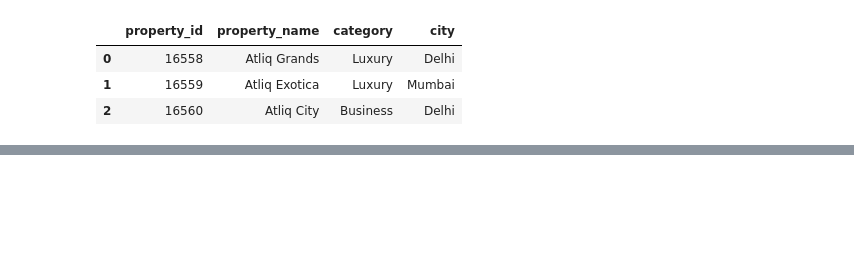
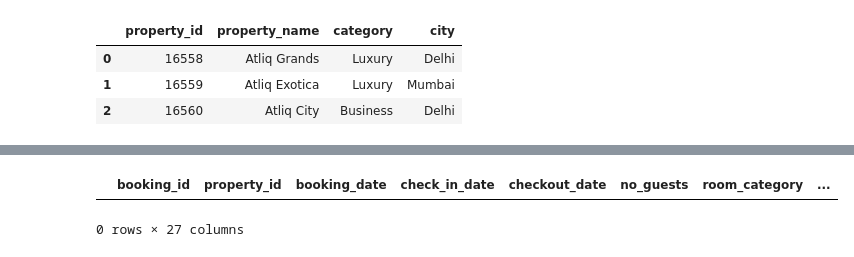
Before and after one commit to zzgirirohit001-tech/Hospitality-Analysis, a Jupyter notebook: Untitled1.ipynb, the cells around one changed output, grey strips where cells are left out. Saved outputs shown, nothing was run; the diff lists cells and outputs as text; code cells hidden in the pictures; blank space fills up the shorter version.

```diff
--- a/Untitled1.ipynb
+++ b/Untitled1.ipynb
@@ -456,0 +549,5 @@ df_hotels.head(3)
+# %%
+df_bookings_all.head(3)
+# %% [output]
+|  | booking_id | property_id | booking_date | check_in_date | checkout_date | no_guests | room_category | ... |
+0 rows × 27 columns
```
Also changed, not shown: parts of 9 cells of this notebook.
